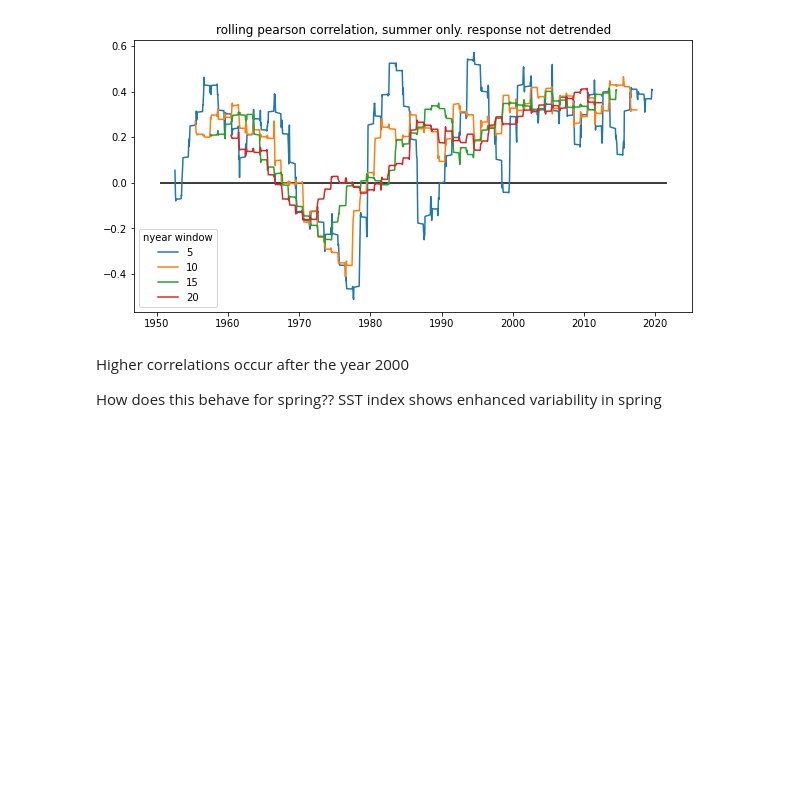
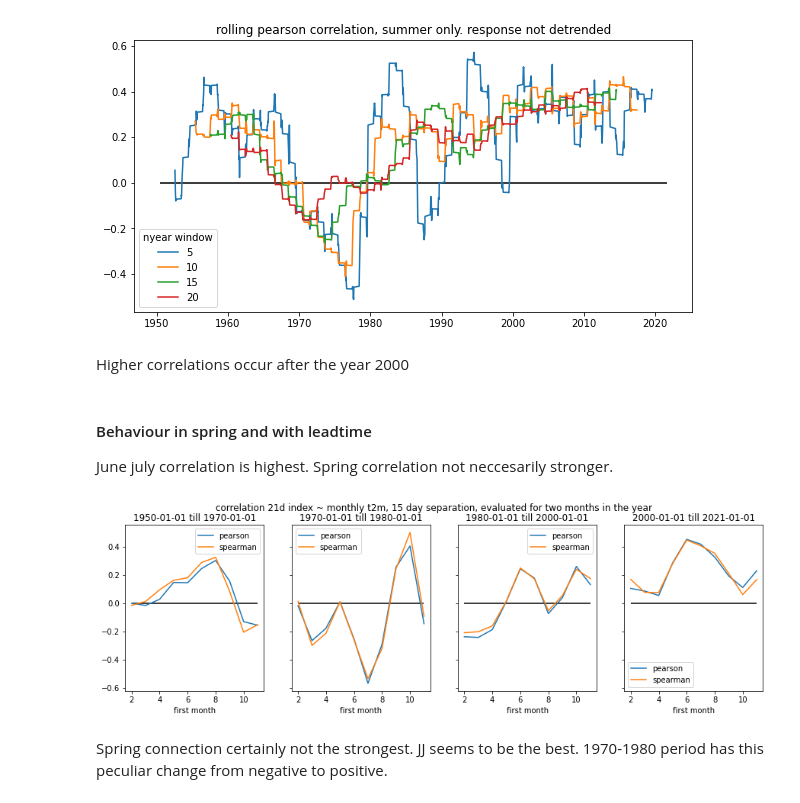
Before and after one commit to chiemvs/telegates, a Jupyter notebook: Explore.ipynb, the cells around one changed output. Cells and saved outputs as stored; diff of their text form; code cells hidden in the pictures; blank space fills up the shorter version.

Commit message:
improved contingency table. Plus lead-time dependence for the connection strength. Investigation if spring connection stronger, does not seem to be the case.

```diff
--- a/Explore.ipynb
+++ b/Explore.ipynb
@@ -296,0 +307,6 @@ This is good news. Apparently versions of the index corresponds well to the spat
+# %%
+correlations = pd.DataFrame(np.nan, index = indices.keys(), columns = ['pearson','spearman'])
+for key,idx in indices.items():
+    subset = idx.to_pandas().loc[nino4.index]
+    correlations.loc[key,'pearson'] = pearsonr(subset.values,nino4.values.squeeze())[0]
+    correlations.loc[key,'spearman'] = spearmanr(subset.values,nino4.values.squeeze())[0]
@@ -382,7 +417,7 @@ def lag_precursor(precursor: pd.Series, separation: int, timeagg: int):
     lagged.index = lagged.index + pd.Timedelta(abs(separation) + timeagg, unit = 'D')
     return lagged
 
-def combine_index_response(idx, idxname, lag = True, separation = -15, summeronly = True, detrend_response = False):
+def combine_index_response(idx, idxname, lag = True, separation = -15, only_months: list = None, detrend_response = False):
     """
     If summeronly then only summer values are used for detrending.
     """
@@ -396,8 +431,8 @@ def combine_index_response(idx, idxname, lag = True, separation = -15, summeronl
     response = reduced.to_pandas()
     response.name = reduced.name
     combined = pd.merge(lagged, response, left_index = True, right_index = True, how = 'inner')
-    if summeronly:
-        combined = combined.loc[combined.index.month.map(lambda m: m in [6,7,8]),:]
+    if not (only_months is None):
+        combined = combined.loc[combined.index.month.map(lambda m: m in only_months),:]
     if detrend_response:
         combined.loc[:,response.name] = detrend(combined.loc[:,response.name])
     return combined
@@ -441,7 +476,7 @@ plt.show()
 [figure]
 # %%
 idxname = '21d_deseas_inter'
-combined = combine_index_response(idx = indices[idxname], idxname = idxname, lag = True, summeronly=True, detrend_response = False)
+combined = combine_index_response(idx = indices[idxname], idxname = idxname, lag = True, only_months = [6,7,8], detrend_response = False)
 
 fig, ax = plt.subplots(figsize = (10,5))
 for nyears in [5,10,15,20]:
@@ -457,5 +492,40 @@ plt.show()
 [figure]
 # %% [markdown]
 Higher correlations occur after the year 2000
-
-How does this behave for spring?? SST index shows enhanced variability in spring
+# %% [markdown]
+#### Behaviour in spring and with leadtime
+June july correlation is highest. Spring correlation not neccesarily stronger.
+# %%
+# spring into summer
+idxname = '21d_deseas_inter'
+
+monthlists = [[month, month+1] for month in range(2,12)]
+timeslices = [slice('1950-01-01','1970-01-01'),slice('1970-01-01','1980-01-01'),slice('1980-01-01','2000-01-01'),slice('2000-01-01','2021-01-01')]
+
+correlations = []
+
+for sl in timeslices:
+    correlation = pd.DataFrame(np.nan, index = pd.MultiIndex.from_tuples(monthlists, names = ['month1','month2']), columns = ['pearson','spearman'])
+    for monthlist in monthlists:
+        combined = combine_index_response(idx = indices[idxname], idxname = idxname, lag = True, only_months = monthlist, detrend_response = False)
+        comb = combined.loc[sl,:]
+        correlation.loc[tuple(monthlist),'pearson'] = pearsonr(comb.iloc[:,0], comb.iloc[:,1])[0]
+        correlation.loc[tuple(monthlist),'spearman'] = spearmanr(comb.iloc[:,0], comb.iloc[:,1])[0]
+    correlations.append(correlation)
+# %%
+fig,axes = plt.subplots(ncols = len(timeslices), sharey=True, figsize = (15,4))
+for i, sl in enumerate(timeslices):
+    correlation = correlations[i]
+    ax = axes[i]
+    for cor in correlation.columns:
+        ax.plot(correlation.index.get_level_values(0), correlation[cor], label = cor)
+    ax.legend()
+    ax.set_title(f'{sl.start} till {sl.stop}')
+    ax.set_xlabel('first month')
+    ax.hlines(0,2,11)
+fig.suptitle('correlation 21d index ~ monthly t2m, 15 day separation, evaluated for two months in the year')
+plt.show()
+# %% [output]
+[figure, added]
+# %% [markdown]
+Spring connection certainly not the strongest. JJ seems to be the best. 1970-1980 period has this peculiar change from negative to positive.
```
Also changed, not shown: parts of 25 cells of this notebook.
